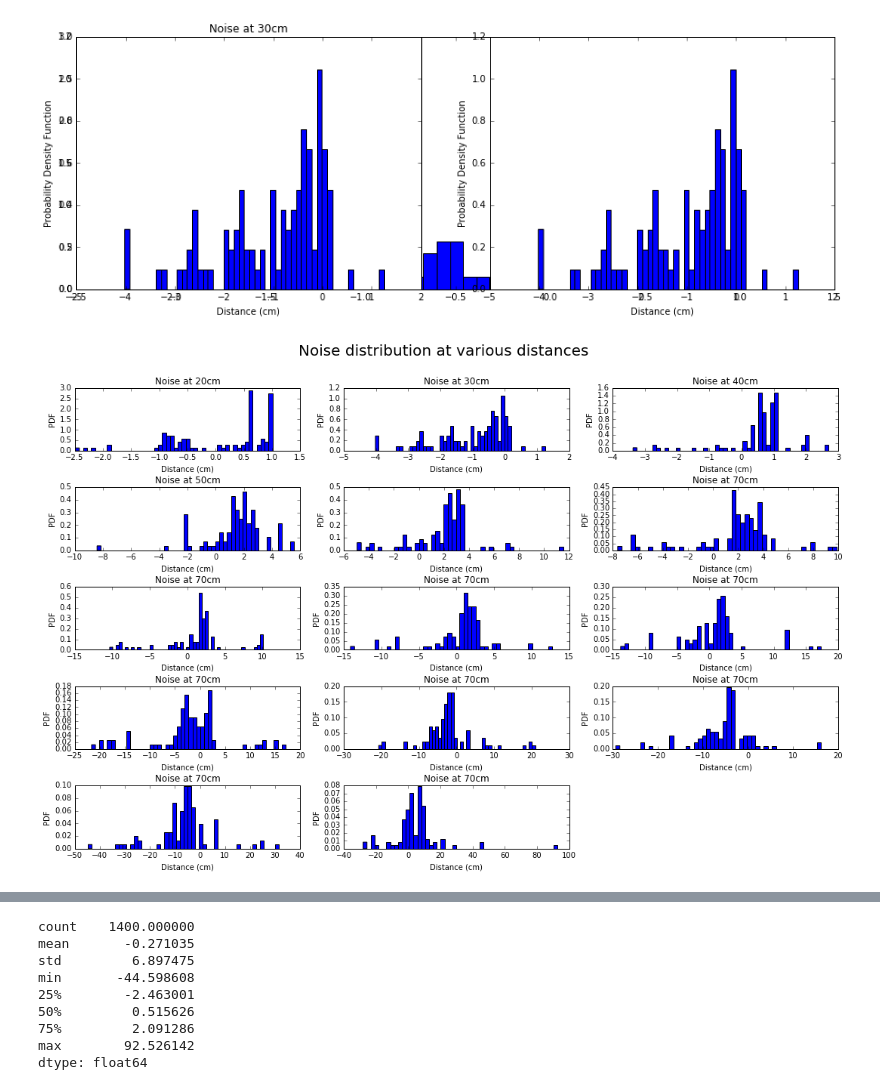
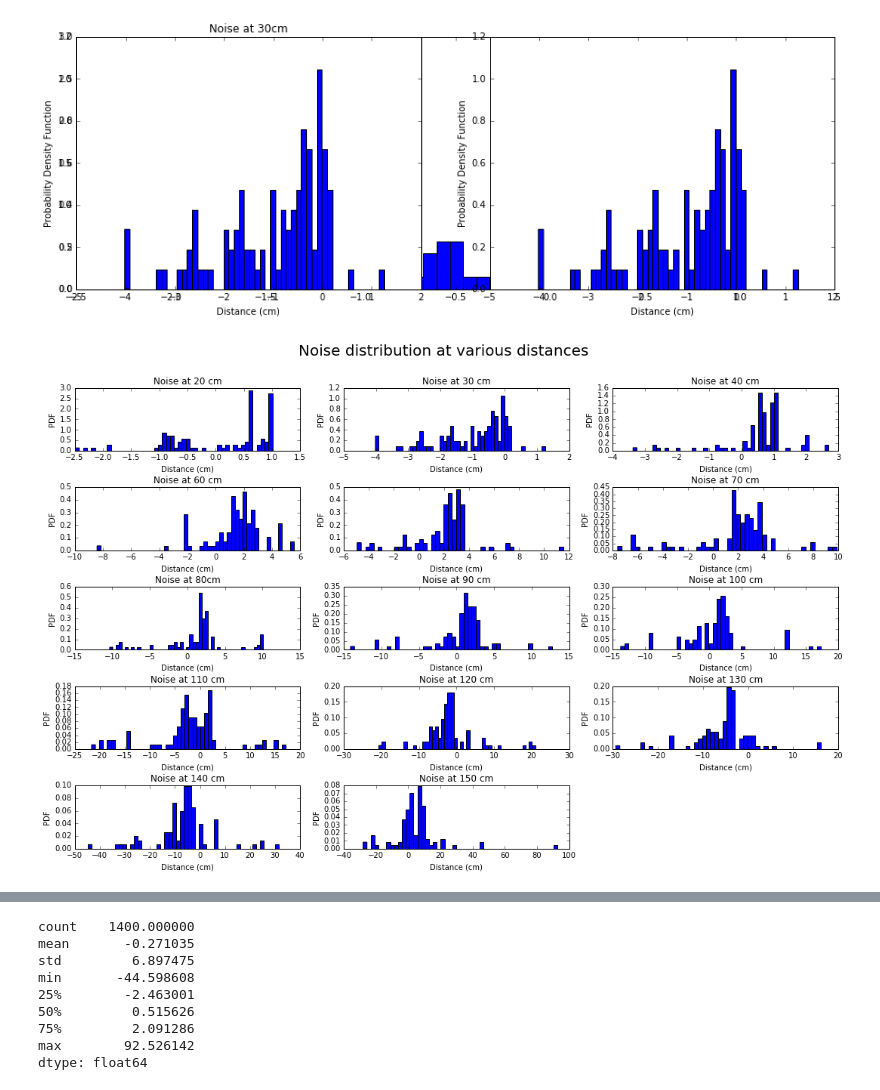
Before and after one commit to a-pradhan/SensorOutputAnalysis, a Jupyter notebook: Sensor Noise Analysis.ipynb, the cells around one changed output, grey strips where cells are left out. Saved outputs shown, nothing was run; the diff lists cells and outputs as text; code cells hidden in the pictures.

```diff
--- a/Sensor Noise Analysis.ipynb
+++ b/Sensor Noise Analysis.ipynb
@@ -391,98 +415,99 @@ fig.suptitle("Noise distribution at various distances",fontsize=20)
 
 ax1 = plt.subplot2grid((5,3),(0,0),rowspan=1,colspan=1)
 ax1.hist(leftIR_noise_df["20"],bins = 50,normed=True)
-ax1.set_title("Noise at 20cm")
+ax1.set_title("Noise at 20 cm")
 ax1.set_xlabel("Distance (cm)")
 ax1.set_ylabel("PDF")
 
 ax2 = plt.subplot2grid((5,3),(0,1))
 ax2.hist(leftIR_noise_df["30"],bins = 50,normed=True)
-ax2.set_title("Noise at 30cm")
+ax2.set_title("Noise at 30 cm")
 ax2.set_xlabel("Distance (cm)")
 ax2.set_ylabel("PDF")
 
 ax3 = plt.subplot2grid((5,3),(0,2))
 ax3.hist(leftIR_noise_df["40"],bins = 50,normed=True)
-ax3.set_title("Noise at 40cm")
+ax3.set_title("Noise at 40 cm")
 ax3.set_xlabel("Distance (cm)")
 ax3.set_ylabel("PDF")
 
 ax4 = plt.subplot2grid((5,3),(1,0))
 ax4.hist(leftIR_noise_df["50"],bins = 50,normed=True)
-ax4.set_title("Noise at 50cm")
+ax4.set_title("Noise at 50 cm")
 ax4.set_xlabel("Distance (cm)")
 ax4.set_ylabel("PDF")
 
 ax5 = plt.subplot2grid((5,3),(1,1))
 ax5.hist(leftIR_noise_df["60"],bins = 50,normed=True)
+ax4.set_title("Noise at 60 cm")
 ax5.set_xlabel("Distance (cm)")
 ax5.set_ylabel("PDF")
 
 ax6 = plt.subplot2grid((5,3),(1,2))
 ax6.hist(leftIR_noise_df["70"],bins = 50,normed=True)
-ax6.set_title("Noise at 70cm")
+ax6.set_title("Noise at 70 cm")
 ax6.set_xlabel("Distance (cm)")
 ax6.set_ylabel("PDF")
 
 ax7 = plt.subplot2grid((5,3),(2,0))
 ax7.hist(leftIR_noise_df["80"],bins = 50,normed=True)
-ax7.set_title("Noise at 70cm")
+ax7.set_title("Noise at 80cm")
 ax7.set_xlabel("Distance (cm)")
 ax7.set_ylabel("PDF")
 
 ax8 = plt.subplot2grid((5,3),(2,1))
 ax8.hist(leftIR_noise_df["90"],bins = 50,normed=True)
-ax8.set_title("Noise at 70cm")
+ax8.set_title("Noise at 90 cm")
 ax8.set_xlabel("Distance (cm)")
 ax8.set_ylabel("PDF")
 
 ax9 = plt.subplot2grid((5,3),(2,2))
 ax9.hist(leftIR_noise_df["100"],bins = 50,normed=True)
-ax9.set_title("Noise at 70cm")
+ax9.set_title("Noise at 100 cm")
 ax9.set_xlabel("Distance (cm)")
 ax9.set_ylabel("PDF")
 
 ax10 = plt.subplot2grid((5,3),(3,0))
 ax10.hist(leftIR_noise_df["110"],bins = 50,normed=True)
-ax10.set_title("Noise at 70cm")
+ax10.set_title("Noise at 110 cm")
 ax10.set_xlabel("Distance (cm)")
 ax10.set_ylabel("PDF")
 
 ax10 = plt.subplot2grid((5,3),(3,1))
 ax10.hist(leftIR_noise_df["120"],bins = 50,normed=True)
-ax10.set_title("Noise at 70cm")
+ax10.set_title("Noise at 120 cm")
 ax10.set_xlabel("Distance (cm)")
 ax10.set_ylabel("PDF")
 
 ax10 = plt.subplot2grid((5,3),(3,2))
 ax10.hist(leftIR_noise_df["130"],bins = 50,normed=True)
-ax10.set_title("Noise at 70cm")
+ax10.set_title("Noise at 130 cm")
 ax10.set_xlabel("Distance (cm)")
 ax10.set_ylabel("PDF")
 
 ax10 = plt.subplot2grid((5,3),(4,0))
 ax10.hist(leftIR_noise_df["140"],bins = 50,normed=True)
-ax10.set_title("Noise at 70cm")
+ax10.set_title("Noise at 140 cm")
 ax10.set_xlabel("Distance (cm)")
 ax10.set_ylabel("PDF")
 
 ax10 = plt.subplot2grid((5,3),(4,1))
 ax10.hist(leftIR_noise_df["150"],bins = 50,normed=True)
-ax10.set_title("Noise at 70cm")
+ax10.set_title("Noise at 150 cm")
 ax10.set_xlabel("Distance (cm)")
 ax10.set_ylabel("PDF")
 
 
 
 
 
 
 
 plt.tight_layout()
 plt.subplots_adjust(top=0.90)
 plt.savefig("noise_distribution.svg")
 # %% [output]
-[figure, old version]
+[figure, new version]
 # %%
 leftIR_noise_df.describe()
 # %% [output]
```
Also changed, not shown: parts of 8 cells of this notebook, 7 other files.
